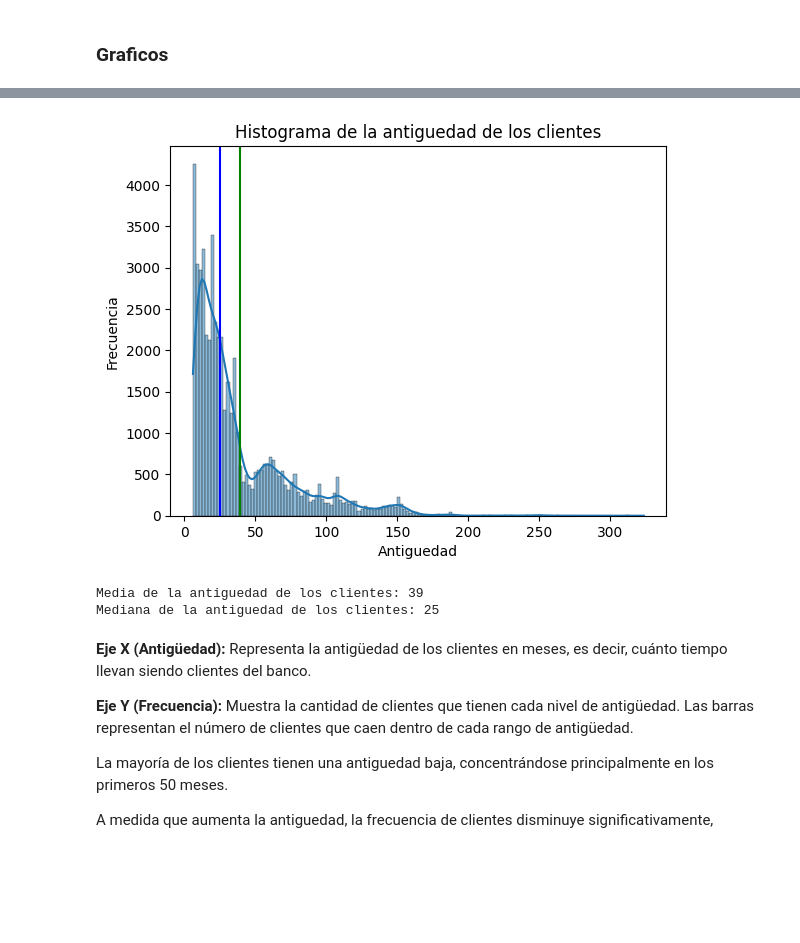
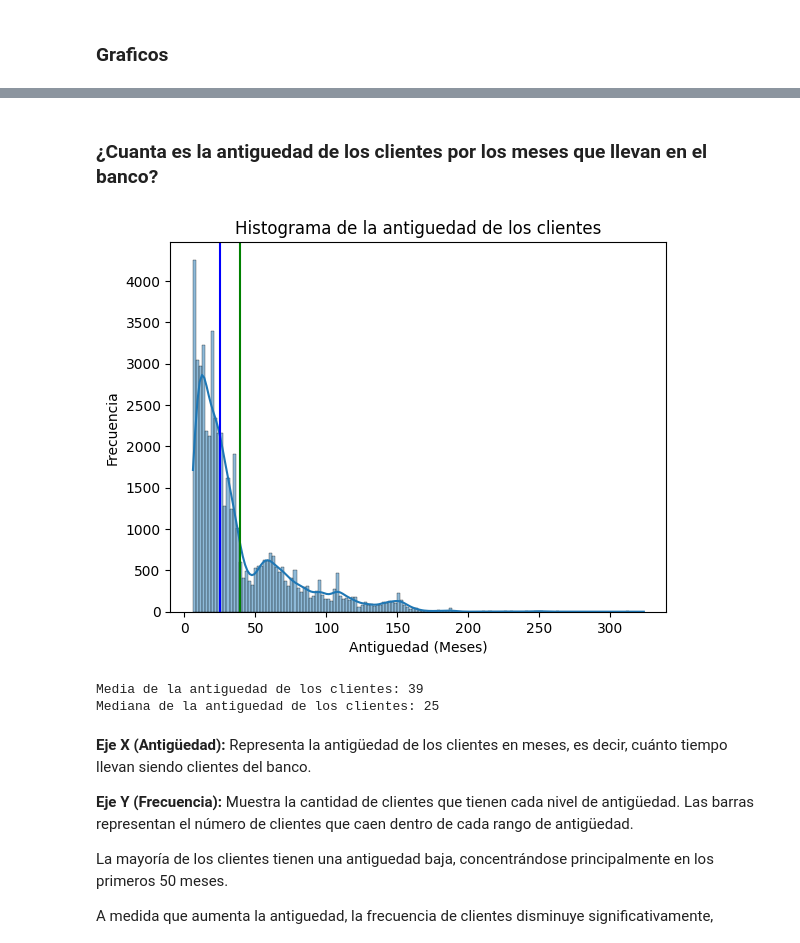
Before and after one commit to GodDoesNotPlayDice/ET-ML, a Jupyter notebook: ET1.ipynb, the cells around one changed output, grey strips where cells are left out. Drawn from its saved outputs; the diff is of its cells as text; code cells hidden in the pictures; blank space fills up the shorter version.

```diff
--- a/ET1.ipynb
+++ b/ET1.ipynb
@@ -113 +113,8 @@ df.drop(['Unnamed: 574', 'Id', 'target'], axis=1, inplace=True)
+# %%
+df.drop(['Unnamed: 574', 'Id', 'target'], axis=1, inplace=True)
+
+# Elimina variables categoricas que no estan explicadas.
+columnas = ['IndRev_T' + str(i).zfill(2) for i in range(1,13)]
+for col in columnas:
+    df.drop(columns=col, inplace=True)
 # %% [markdown]
@@ -239,6 +254,7 @@ count = 1
 for columna, value in correlaciones_dict_negativas.items():
     print(count)
     print(f"Columna: {columna}, Correlaciones: {value}")
+    count += 1
 # %% [output]
 1
 Columna: Monoproducto, Correlaciones: [('Ctacte', np.float64(-0.9134251477169806))]
@@ -276,0 +289,6 @@ Columna: EeccInt_T01, Correlaciones: [('UsoLI_T01', np.float64(0.875974856225903
+# %%
+columnas_con_mas_cors = []
+
+for columna, value in correlaciones_dict_positivas.items():
+  if len(value) > 4:
+    df.drop(columns=columna, inplace=True)
@@ -378,23 +476,25 @@ df['CambioPin'] = df['CambioPin'].fillna(0)
+# %% [markdown]
+### ¿Cuanta es la antiguedad de los clientes por los meses que llevan en el banco?
 # %%
 # Grafico Desviacion estandar de la antiguedad de los clientes en el banco.
 std_antiguedad = df['Antiguedad'].std()
 media = df['Antiguedad'].mean()
 mediana = df['Antiguedad'].median()
 
 sns.histplot(df['Antiguedad'], kde=True)
 plt.axvline(media, color='g', linestyle='-')
 plt.axvline(mediana, color='b', linestyle='-')
 
 plt.title('Histograma de la antiguedad de los clientes')
-plt.xlabel('Antiguedad')
+plt.xlabel('Antiguedad (Meses)')
 plt.ylabel('Frecuencia')
 plt.show()
 
 
 print(f"Media de la antiguedad de los clientes: {round(media)}")
 print(f"Mediana de la antiguedad de los clientes: {round(mediana)}")
 # %% [output]
-[figure, old version]
+[figure, new version]
 Media de la antiguedad de los clientes: 39
 Mediana de la antiguedad de los clientes: 25
 # %% [markdown]
```
Also changed, not shown: parts of 27 cells of this notebook.
